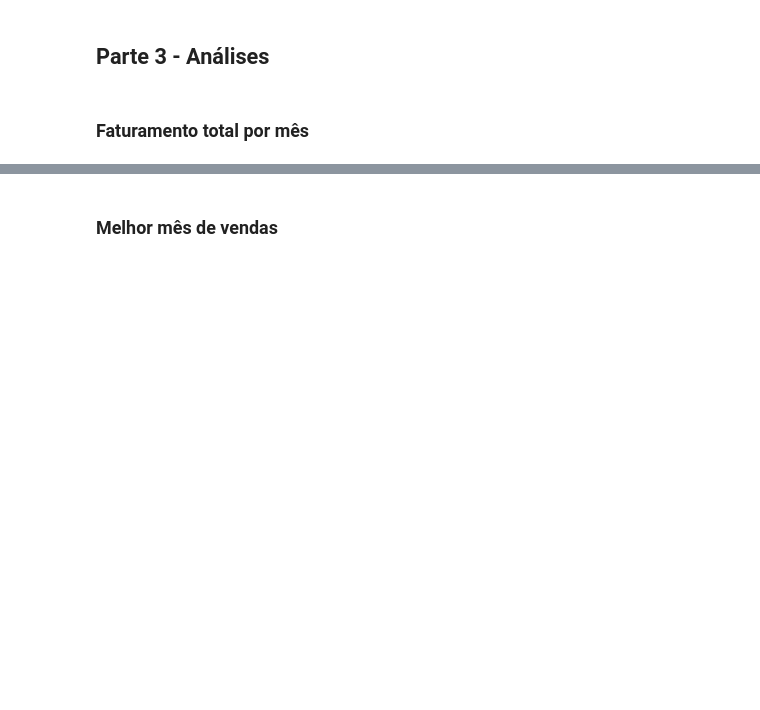
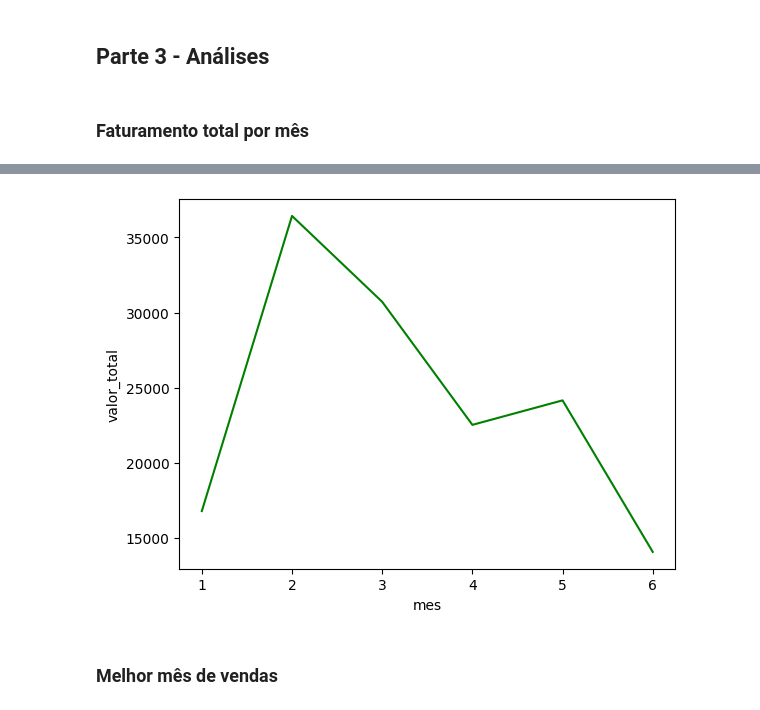
Before and after one commit to GustavoTML/sales-data-analysis-pandas, a Jupyter notebook: analise_nivel_3/dataframe_nivel_3.ipynb, the cells around one changed output, grey strips where cells are left out. Saved outputs shown, nothing was run; the diff lists cells and outputs as text; code cells hidden in the pictures; blank space fills up the shorter version.

```diff
--- a/analise_nivel_3/dataframe_nivel_3.ipynb
+++ b/analise_nivel_3/dataframe_nivel_3.ipynb
@@ -233,3 +235,9 @@ Name: valor_total, dtype: object
+# %%
+graf_fat_por_mes = df_fat_por_mes.reset_index()
+sns.lineplot(x=graf_fat_por_mes["mes"], y=graf_fat_por_mes["valor_total"], markers="o", color="green")
+plt.show()
+# %% [output]
+[figure, added]
 # %% [markdown]
 ### Melhor mês de vendas
 # %%
```
Also changed, not shown: parts of 4 cells of this notebook, 4 other files.
